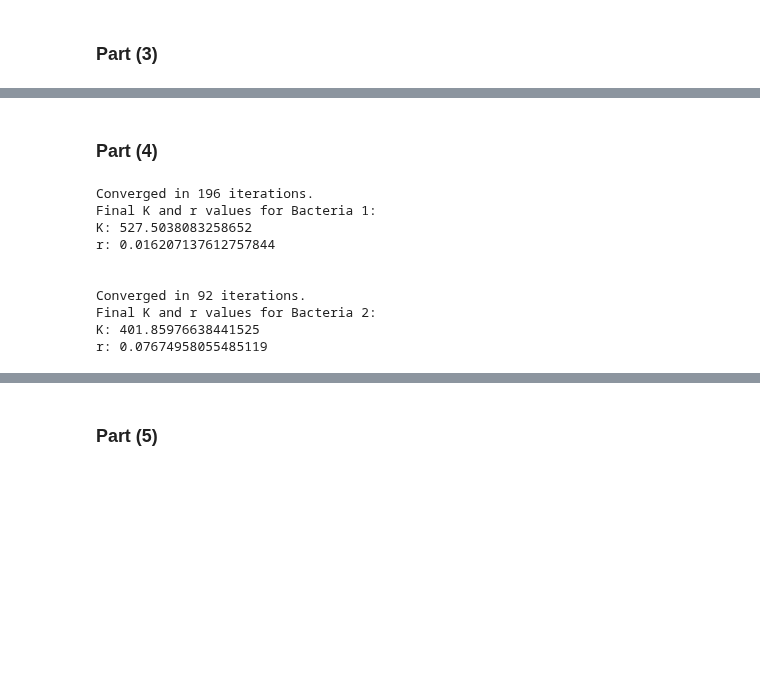
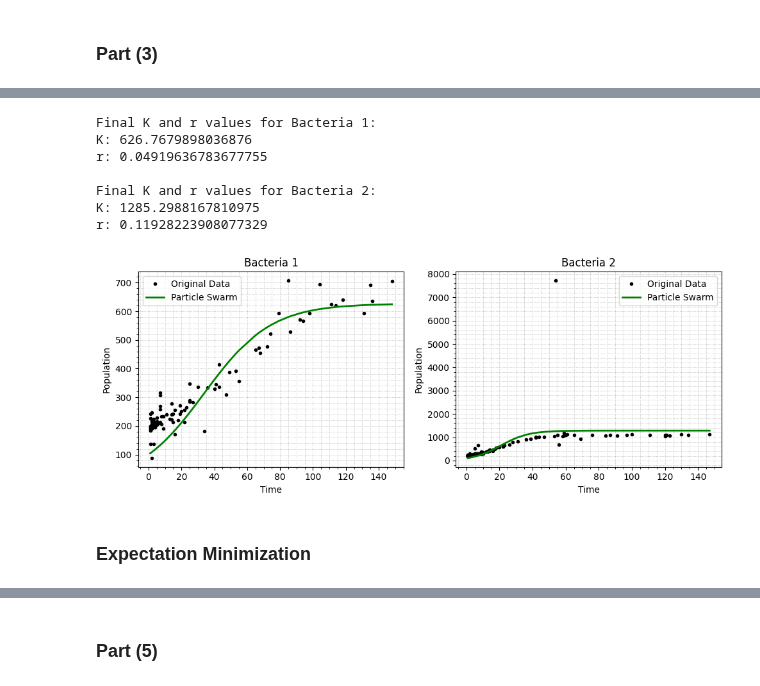
Before and after one commit to Mani0237/Prelims, a Jupyter notebook: prelim2024/Q9-200973108/Q9.ipynb, the cells around one changed output, grey strips where cells are left out. Drawn from its saved outputs; the diff is of its cells as text; code cells hidden in the pictures; blank space fills up the shorter version.

```diff
--- a/prelim2024/Q9-200973108/Q9.ipynb
+++ b/prelim2024/Q9-200973108/Q9.ipynb
@@ -332,5 +242,43 @@ r: 0.11928224097428174
-# %% [markdown]
-### Part (4)
+# %%
+# Perform PSO algorithm for both Bacterias
+PSO1 = particle_swarm_optimization(time1, population1)
+PSO2 = particle_swarm_optimization(time2, population2)
+
+# Print the final K and r values
+print("Final K and r values for Bacteria 1:")
+print("K:", PSO1[0])
+print("r:", PSO1[1])
+
+print("\nFinal K and r values for Bacteria 2:")
+print("K:", PSO2[0])
+print("r:", PSO2[1])
+
+# Plot comparison for Bacteria 1
+plt.figure(figsize=(10, 4))
+
+plt.subplot(1, 2, 1)
+plot_logistic_growth(plt.gca(), time1, population1, PSO1[0], PSO1[1], 1, 0)
+plt.title('Bacteria 1')
+
+# Plot comparison for Bacteria 2
+plt.subplot(1, 2, 2)
+plot_logistic_growth(plt.gca(), time2, population2, PSO2[0], PSO2[1], 1, 0)
+
+plt.title('Bacteria 2')
+
+plt.tight_layout()
+plt.show()
+# %% [output]
+Final K and r values for Bacteria 1:
+K: 626.7679898036876
+r: 0.04919636783677755
+
+Final K and r values for Bacteria 2:
+K: 1285.2988167810975
+r: 0.11928223908077329
+[figure, added]
+# %% [markdown]
+### Expectation Minimization
 # %%
 # Expectation step: compute expected values of the latent variable
 def expectation_step(t, population, K, r):
@@ -358,7 +306,7 @@ def maximization_step(t, population, expected_population, K, r):
 # EM algorithm with tracking of parameter values
 def expectation_maximization(t, population, iterations=1000, tol=1e-12):
     # Initialize parameters
-    K, r = 150, 0.01
+    K, r = 100, 0.01
     K_values, r_values = [K], [r]
 
     for i in range(iterations):
@@ -380,26 +328,3 @@ def expectation_maximization(t, population, iterations=1000, tol=1e-12):
         K, r = K_new, r_new
 
     return K_values, r_values
-
-# Perform EM algorithm with tracking for both Bacterias
-K_values1, r_values1 = expectation_maximization(time1, population1)
-print("Final K and r values for Bacteria 1:")
-print("K:", K_values1[-1])
-print("r:", r_values1[-1])
-
-print('\n')
-K_values2, r_values2 = expectation_maximization(time2, population2)
-print("Final K and r values for Bacteria 2:")
-print("K:", K_values2[-1])
-print("r:", r_values2[-1])
-# %% [output]
-Converged in 196 iterations.
-Final K and r values for Bacteria 1:
-K: 527.5038083258652
-r: 0.016207137612757844
-
-
-Converged in 92 iterations.
-Final K and r values for Bacteria 2:
-K: 401.85976638441525
-r: 0.07674958055485119
```
Also changed, not shown: parts of 15 cells of this notebook.
